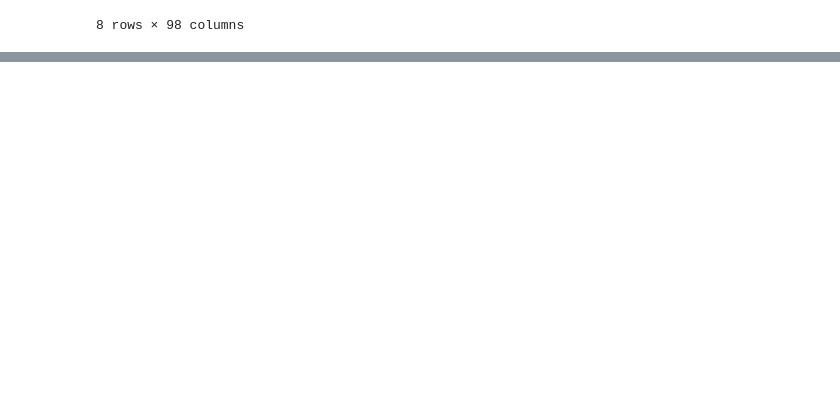
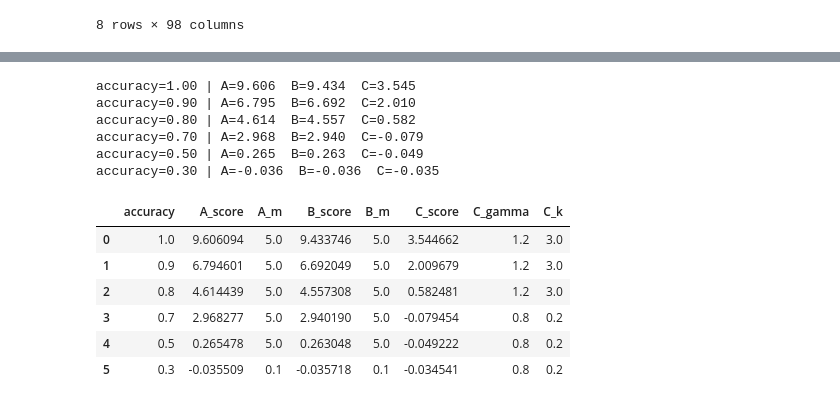
Before and after one commit to masa1357/Kaggle_Hull-Tactical---Market-Prediction, a Jupyter notebook: Analysis.ipynb, the cells around one changed output, grey strips where cells are left out. Cells and saved outputs as stored; diff of their text form; code cells hidden in the pictures; blank space fills up the shorter version.

```diff
--- a/Analysis.ipynb
+++ b/Analysis.ipynb
@@ -61,0 +363,17 @@ res # -> 0.8くらいが最適解っぽい
+# %%
+results = run_oracle_simulations()
+display(results)
+# %% [output]
+accuracy=1.00 | A=9.606  B=9.434  C=3.545
+accuracy=0.90 | A=6.795  B=6.692  C=2.010
+accuracy=0.80 | A=4.614  B=4.557  C=0.582
+accuracy=0.70 | A=2.968  B=2.940  C=-0.079
+accuracy=0.50 | A=0.265  B=0.263  C=-0.049
+accuracy=0.30 | A=-0.036  B=-0.036  C=-0.035
+|  | accuracy | A_score | A_m | B_score | B_m | C_score | C_gamma | C_k |
+| 0 | 1.0 | 9.606094 | 5.0 | 9.433746 | 5.0 | 3.544662 | 1.2 | 3.0 |
+| 1 | 0.9 | 6.794601 | 5.0 | 6.692049 | 5.0 | 2.009679 | 1.2 | 3.0 |
+| 2 | 0.8 | 4.614439 | 5.0 | 4.557308 | 5.0 | 0.582481 | 1.2 | 3.0 |
+| 3 | 0.7 | 2.968277 | 5.0 | 2.940190 | 5.0 | -0.079454 | 0.8 | 0.2 |
+| 4 | 0.5 | 0.265478 | 5.0 | 0.263048 | 5.0 | -0.049222 | 0.8 | 0.2 |
+| 5 | 0.3 | -0.035509 | 0.1 | -0.035718 | 0.1 | -0.034541 | 0.8 | 0.2 |
```
Also changed, not shown: parts of 15 cells of this notebook, 2 other files.
